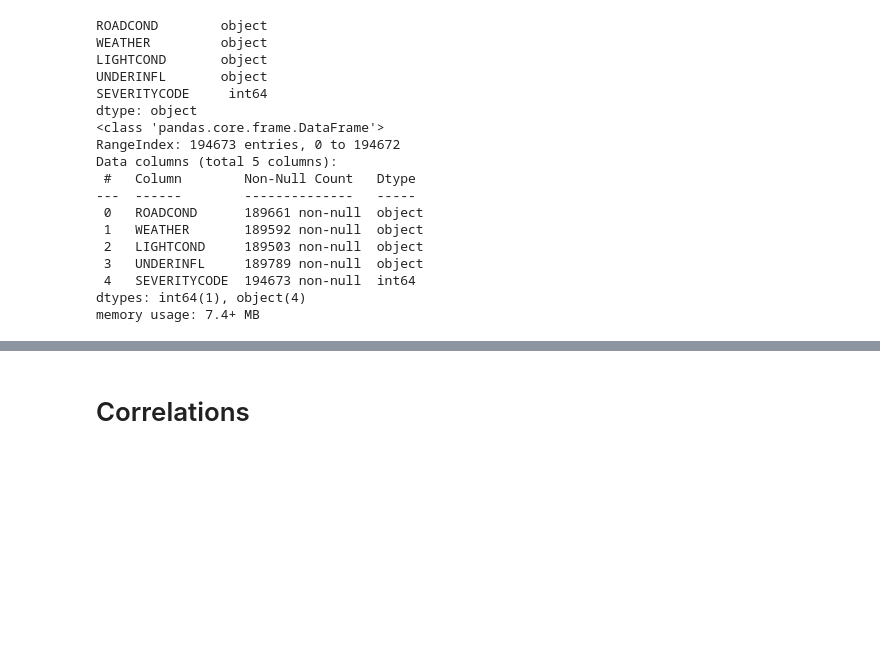
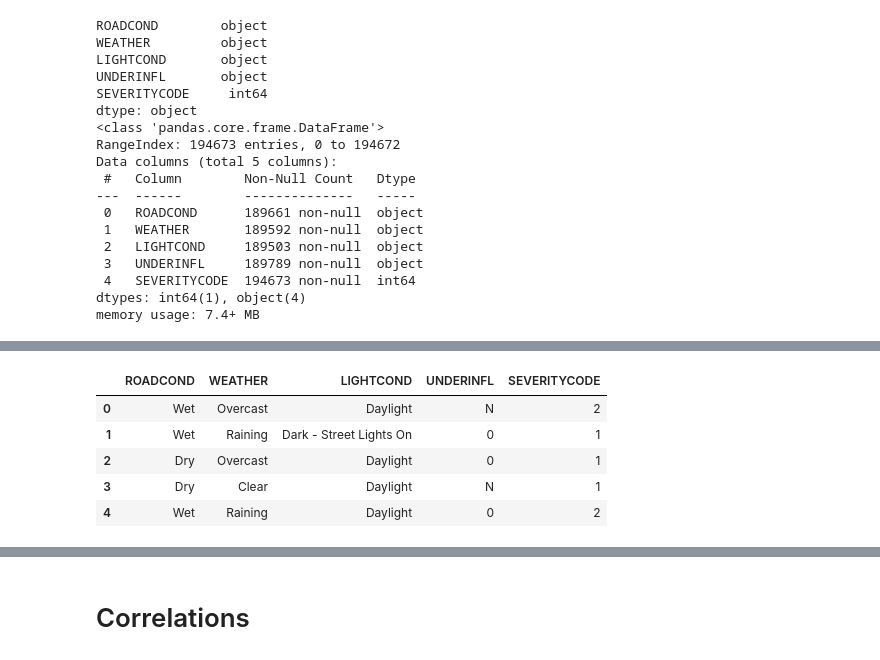
Before and after one commit to rsemin/accident_prediction_capstone, a Jupyter notebook: notebook.ipynb, the cells around one changed output, grey strips where cells are left out. Cells and saved outputs as stored; diff of their text form; code cells hidden in the pictures; blank space fills up the shorter version.

```diff
--- a/notebook.ipynb
+++ b/notebook.ipynb
@@ -106,0 +122,18 @@ SEVERITYCODE null count: 0
+# %%
+# filter for only complete rows
+
+df_complete_target = df_target.loc[
+      ((df['ROADCOND']!= 'Unknown')&(df['ROADCOND']!= 'Other'))
+    & ((df['WEATHER']!='Unknown')&(df['WEATHER']!= 'Other'))
+    & ((df['LIGHTCOND']!='Unknown')&(df['LIGHTCOND']!= 'Other'))
+]
+# df_complete_target = df_complete_target.loc[df['WEATHER']!='Unknown']
+# df_complete_target = df_complete_target.loc[df['LIGHTCOND']!='Unknown']
+df_complete_target.head()
+# %% [output]
+|  | ROADCOND | WEATHER | LIGHTCOND | UNDERINFL | SEVERITYCODE |
+| 0 | Wet | Overcast | Daylight | N | 2 |
+| 1 | Wet | Raining | Dark - Street Lights On | 0 | 1 |
+| 2 | Dry | Overcast | Daylight | 0 | 1 |
+| 3 | Dry | Clear | Daylight | N | 1 |
+| 4 | Wet | Raining | Daylight | 0 | 2 |
```
Also changed, not shown: parts of 12 cells of this notebook.
